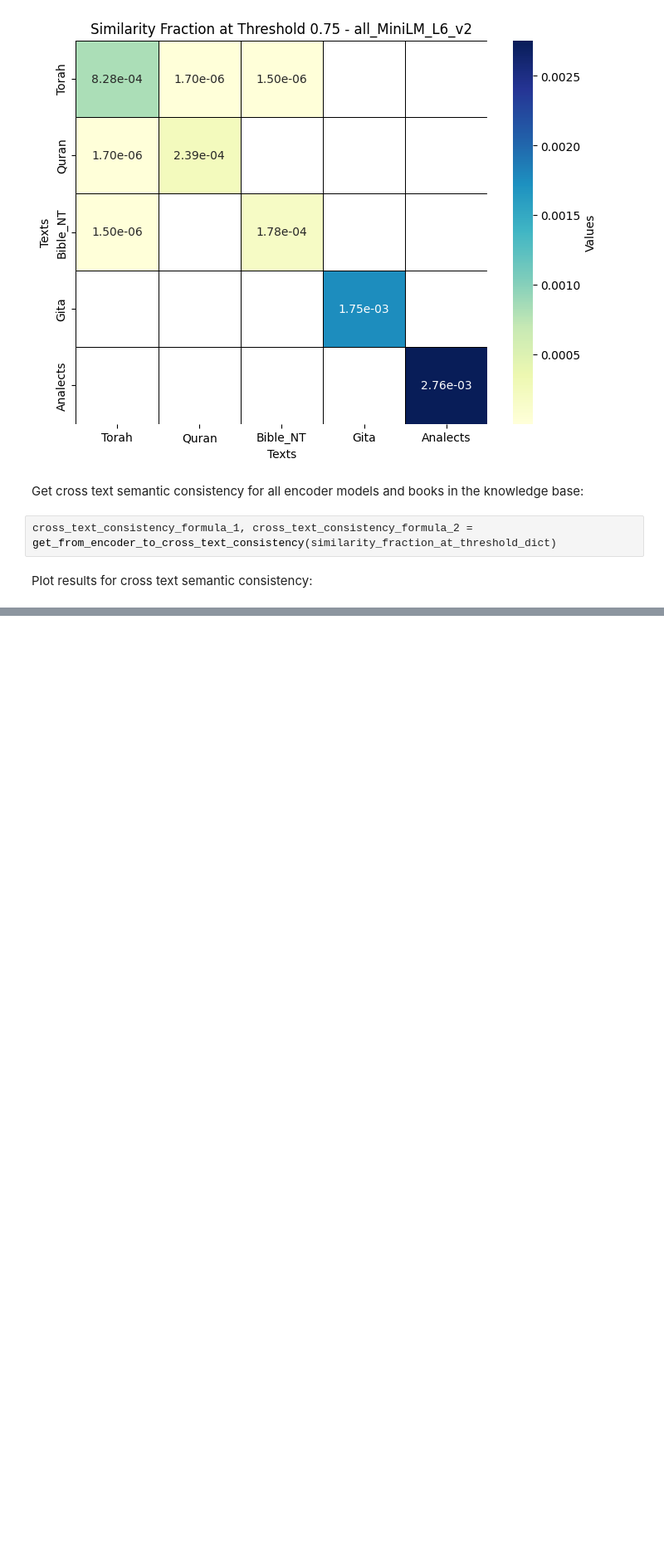
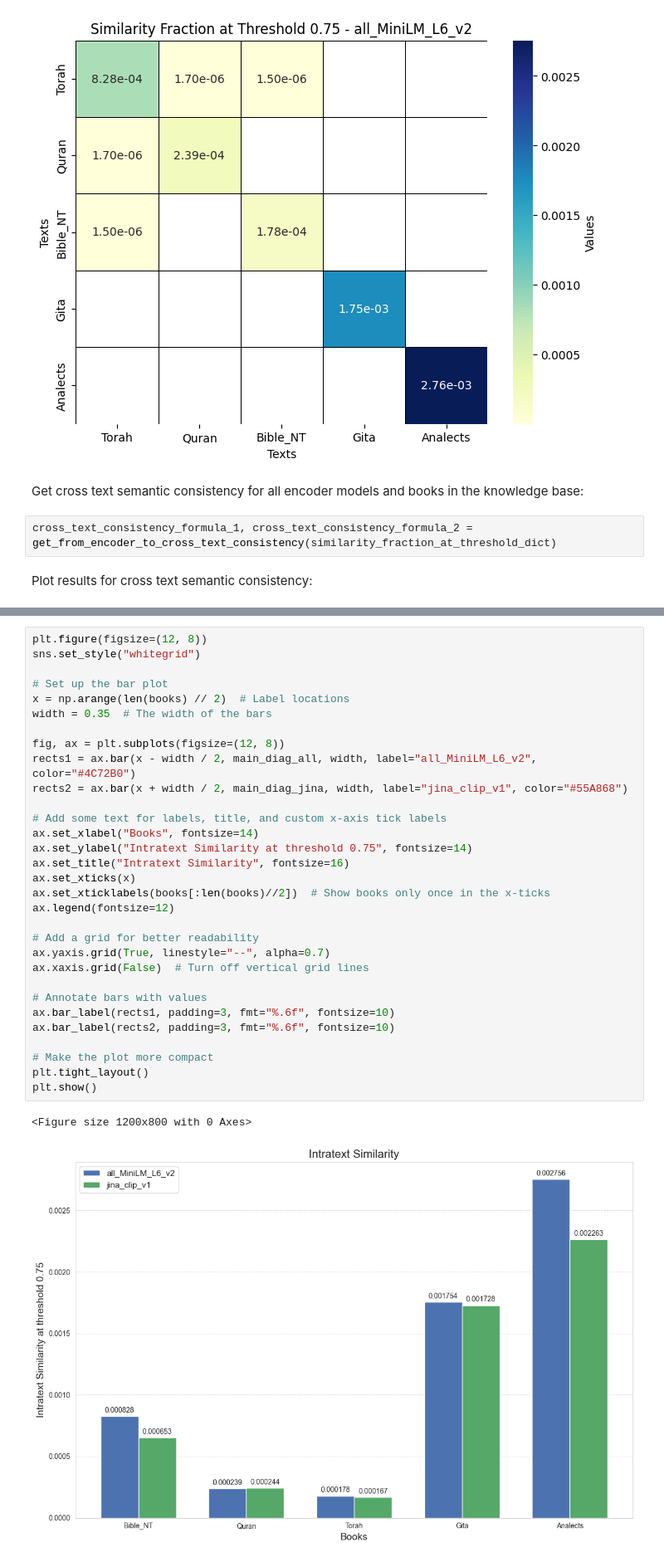
Before and after one commit to JoaoRibeiroMedeiros/RAGenesisOSS, a Jupyter notebook: notebooks/cross_text_consistency.ipynb, the cells around one changed output, grey strips where cells are left out. Shown at 83% size. Saved outputs shown, nothing was run; the diff lists cells and outputs as text; blank space fills up the shorter version.

```diff
--- a/notebooks/cross_text_consistency.ipynb
+++ b/notebooks/cross_text_consistency.ipynb
@@ -81,0 +231,34 @@ for encoder_model in encoder_models:
+# %%
+plt.figure(figsize=(12, 8))
+sns.set_style("whitegrid")
+
+# Set up the bar plot
+x = np.arange(len(books) // 2)  # Label locations
+width = 0.35  # The width of the bars
+
+fig, ax = plt.subplots(figsize=(12, 8))
+rects1 = ax.bar(x - width / 2, main_diag_all, width, label="all_MiniLM_L6_v2", color="#4C72B0")
+rects2 = ax.bar(x + width / 2, main_diag_jina, width, label="jina_clip_v1", color="#55A868")
+
+# Add some text for labels, title, and custom x-axis tick labels
+ax.set_xlabel("Books", fontsize=14)
+ax.set_ylabel("Intratext Similarity at threshold 0.75", fontsize=14)
+ax.set_title("Intratext Similarity", fontsize=16)
+ax.set_xticks(x)
+ax.set_xticklabels(books[:len(books)//2])  # Show books only once in the x-ticks
+ax.legend(fontsize=12)
+
+# Add a grid for better readability
+ax.yaxis.grid(True, linestyle="--", alpha=0.7)
+ax.xaxis.grid(False)  # Turn off vertical grid lines
+
+# Annotate bars with values
+ax.bar_label(rects1, padding=3, fmt="%.6f", fontsize=10)
+ax.bar_label(rects2, padding=3, fmt="%.6f", fontsize=10)
+
+# Make the plot more compact
+plt.tight_layout()
+plt.show()
+# %% [output]
+<Figure size 1200x800 with 0 Axes>
+[figure, added]
```
Also changed, not shown: parts of 11 cells of this notebook, 5 other files.
